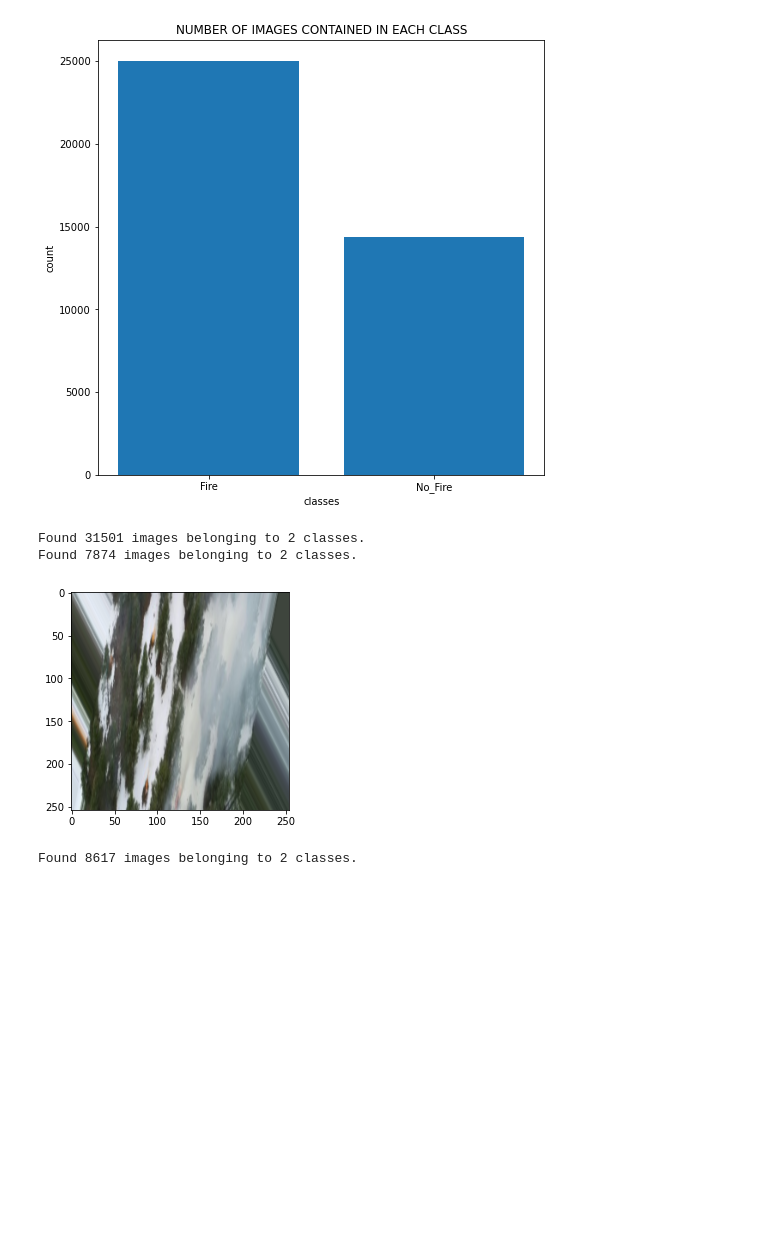
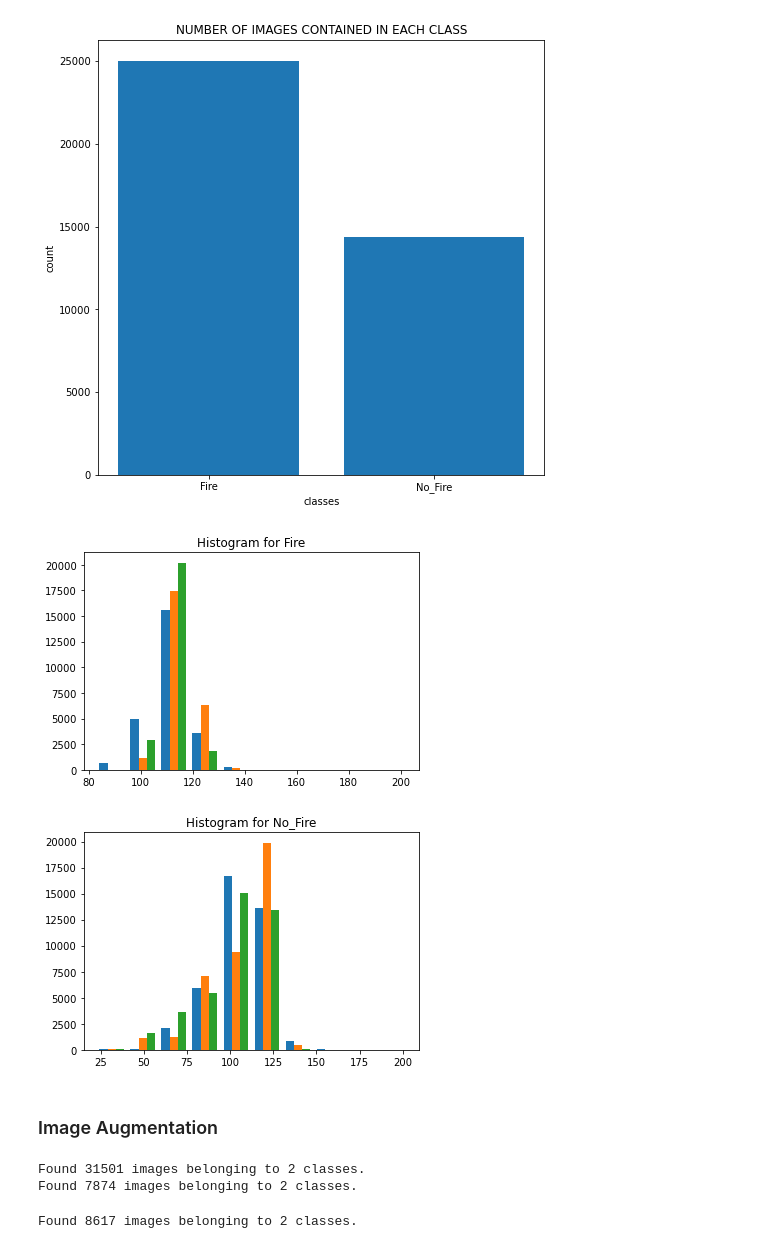
Before and after one commit to smrutisanchita/CE888, a Jupyter notebook: Project_1/CE888.ipynb, the cells around one changed output. Cells and saved outputs as stored; diff of their text form; code cells hidden in the pictures; blank space fills up the shorter version.

```diff
--- a/Project_1/CE888.ipynb
+++ b/Project_1/CE888.ipynb
@@ -64,6 +60,29 @@ plt.ylabel('count')
 plt.show()
 # %% [output]
 [figure]
+# %%
+for dirname, _, filenames in os.walk(Training_path):
+    for filename in filenames:
+        (os.path.join(dirname, filename))
+labels = os.listdir(Training_path)
+results=[]
+for label in labels:
+    path = './{0}/{1}/'.format(Training_path,label)
+    folder_data = os.listdir(path)
+    for image_path in folder_data:
+            img = cv2.imread(path+image_path)
+            avg_color_per_row = np.average(img, axis=0)
+            avg_color = np.average(avg_color_per_row, axis=0)
+            results.append(avg_color)
+    np_results = np.array(results)
+    plt.hist(np_results)
+    plt.title("Histogram for {}".format(label))
+    plt.show()
+# %% [output]
+[figure, added]
+[figure, added]
+# %% [markdown]
+### Image Augmentation
 # %%
 train_images = ImageDataGenerator(rotation_range=40,
                                      width_shift_range=0.1,
@@ -93,12 +112,6 @@ validation_generator = train_images.flow_from_directory(Training_path,
 # %% [output]
 Found 31501 images belonging to 2 classes.
 Found 7874 images belonging to 2 classes.
-# %%
-sample = train_generator.next();
-plt.imshow(sample[0][0])
-train_generator.reset()
-# %% [output]
-[figure, removed]
 # %%
 test_images = ImageDataGenerator(rescale=1.0/255)
 
```
Also changed, not shown: parts of 26 cells of this notebook.
